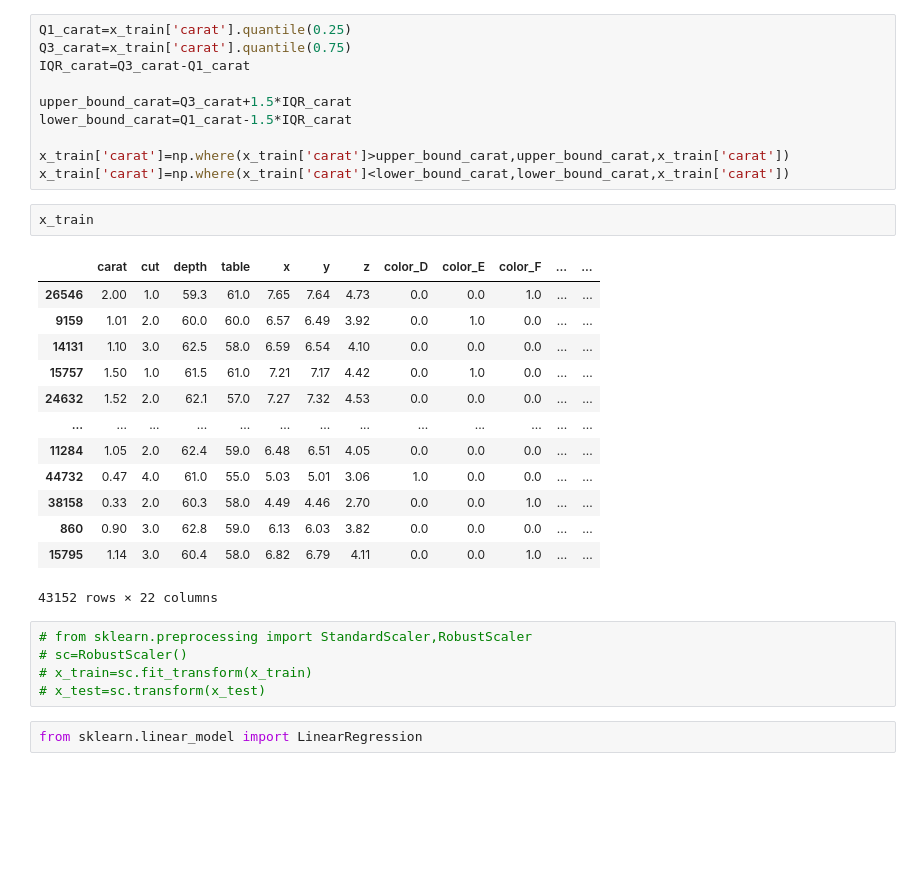
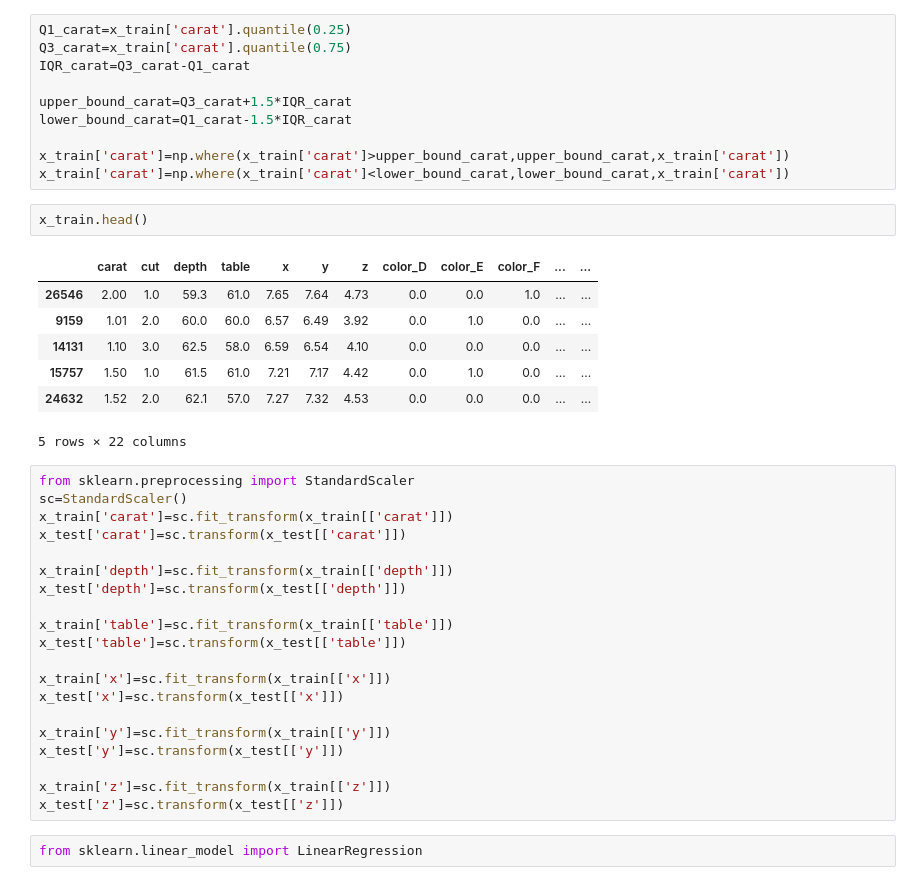
Before and after one commit to SHANUKRISHNAN/AFTERNOON-SESSION, a Jupyter notebook: DIAMOND_AND_PENGUINS.ipynb, the cells around one changed output. Drawn from its saved outputs; the diff is of its cells as text; blank space fills up the shorter version.

```diff
--- a/DIAMOND_AND_PENGUINS.ipynb
+++ b/DIAMOND_AND_PENGUINS.ipynb
@@ -244,26 +244,35 @@ lower_bound_carat=Q1_carat-1.5*IQR_carat
 x_train['carat']=np.where(x_train['carat']>upper_bound_carat,upper_bound_carat,x_train['carat'])
 x_train['carat']=np.where(x_train['carat']<lower_bound_carat,lower_bound_carat,x_train['carat'])
 # %%
-x_train
+x_train.head()
 # %% [output]
 |  | carat | cut | depth | table | x | y | z | color_D | color_E | color_F | ... | ... |
 | 26546 | 2.00 | 1.0 | 59.3 | 61.0 | 7.65 | 7.64 | 4.73 | 0.0 | 0.0 | 1.0 | ... | ... |
 | 9159 | 1.01 | 2.0 | 60.0 | 60.0 | 6.57 | 6.49 | 3.92 | 0.0 | 1.0 | 0.0 | ... | ... |
 | 14131 | 1.10 | 3.0 | 62.5 | 58.0 | 6.59 | 6.54 | 4.10 | 0.0 | 0.0 | 0.0 | ... | ... |
 | 15757 | 1.50 | 1.0 | 61.5 | 61.0 | 7.21 | 7.17 | 4.42 | 0.0 | 1.0 | 0.0 | ... | ... |
 | 24632 | 1.52 | 2.0 | 62.1 | 57.0 | 7.27 | 7.32 | 4.53 | 0.0 | 0.0 | 0.0 | ... | ... |
-| ... | ... | ... | ... | ... | ... | ... | ... | ... | ... | ... | ... | ... |
-| 11284 | 1.05 | 2.0 | 62.4 | 59.0 | 6.48 | 6.51 | 4.05 | 0.0 | 0.0 | 0.0 | ... | ... |
-| 44732 | 0.47 | 4.0 | 61.0 | 55.0 | 5.03 | 5.01 | 3.06 | 1.0 | 0.0 | 0.0 | ... | ... |
-| 38158 | 0.33 | 2.0 | 60.3 | 58.0 | 4.49 | 4.46 | 2.70 | 0.0 | 0.0 | 1.0 | ... | ... |
-| 860 | 0.90 | 3.0 | 62.8 | 59.0 | 6.13 | 6.03 | 3.82 | 0.0 | 0.0 | 0.0 | ... | ... |
-| 15795 | 1.14 | 3.0 | 60.4 | 58.0 | 6.82 | 6.79 | 4.11 | 0.0 | 0.0 | 1.0 | ... | ... |
-43152 rows × 22 columns
+5 rows × 22 columns
-# %%
-# from sklearn.preprocessing import StandardScaler,RobustScaler
-# sc=RobustScaler()
-# x_train=sc.fit_transform(x_train)
-# x_test=sc.transform(x_test)
+# %%
+from sklearn.preprocessing import StandardScaler
+sc=StandardScaler()
+x_train['carat']=sc.fit_transform(x_train[['carat']])
+x_test['carat']=sc.transform(x_test[['carat']])
+
+x_train['depth']=sc.fit_transform(x_train[['depth']])
+x_test['depth']=sc.transform(x_test[['depth']])
+
+x_train['table']=sc.fit_transform(x_train[['table']])
+x_test['table']=sc.transform(x_test[['table']])
+
+x_train['x']=sc.fit_transform(x_train[['x']])
+x_test['x']=sc.transform(x_test[['x']])
+
+x_train['y']=sc.fit_transform(x_train[['y']])
+x_test['y']=sc.transform(x_test[['y']])
+
+x_train['z']=sc.fit_transform(x_train[['z']])
+x_test['z']=sc.transform(x_test[['z']])
 # %%
 from sklearn.linear_model import LinearRegression
 # %%
```
Also changed, not shown: parts of 7 cells of this notebook.
